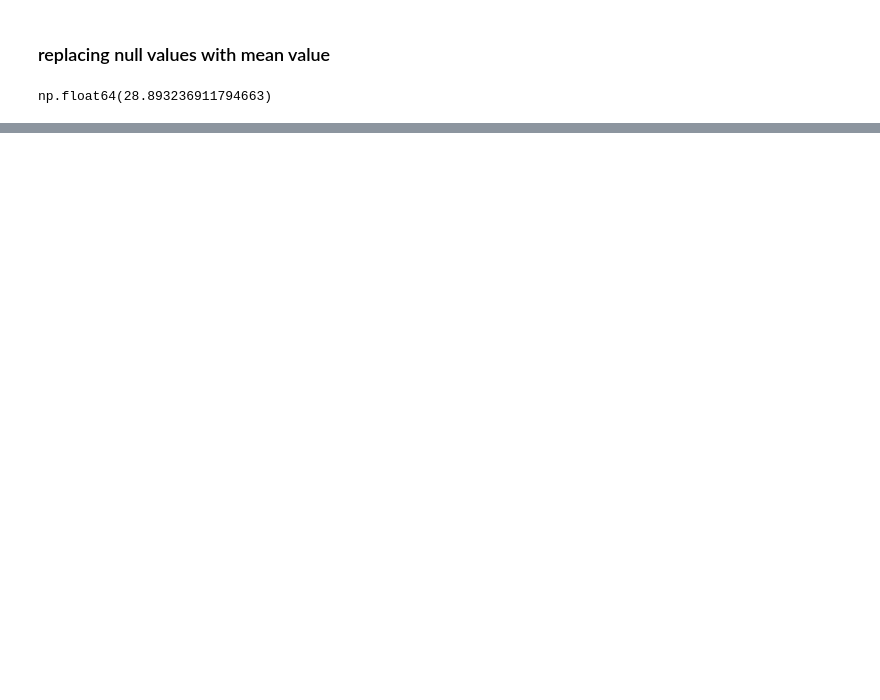
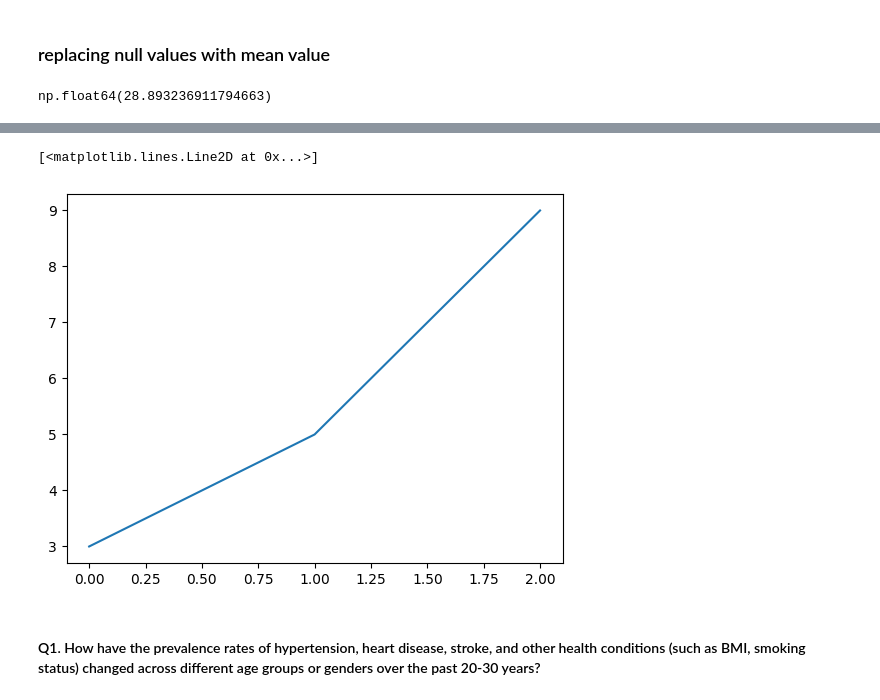
Before and after one commit to Harshita0123/Infosys-milestone, a Jupyter notebook: healthcare.ipynb, the cells around one changed output, grey strips where cells are left out. Drawn from its saved outputs; the diff is of its cells as text; code cells hidden in the pictures; blank space fills up the shorter version.

```diff
--- a/healthcare.ipynb
+++ b/healthcare.ipynb
@@ -189,0 +225,9 @@ np.float64(28.893236911794663)
+# %%
+x_val = [0, 1, 2]
+y_val = [3, 5, 9]
+plt.plot(x_val, y_val)
+# %% [output]
+[<matplotlib.lines.Line2D at 0x...>]
+[figure, added]
+# %% [markdown]
+<h4>Q1. How have the prevalence rates of hypertension, heart disease, stroke, and other health conditions (such as BMI, smoking status) changed across different age groups or genders over the past 20-30 years?</h4>
```
Also changed, not shown: parts of 45 cells of this notebook.
